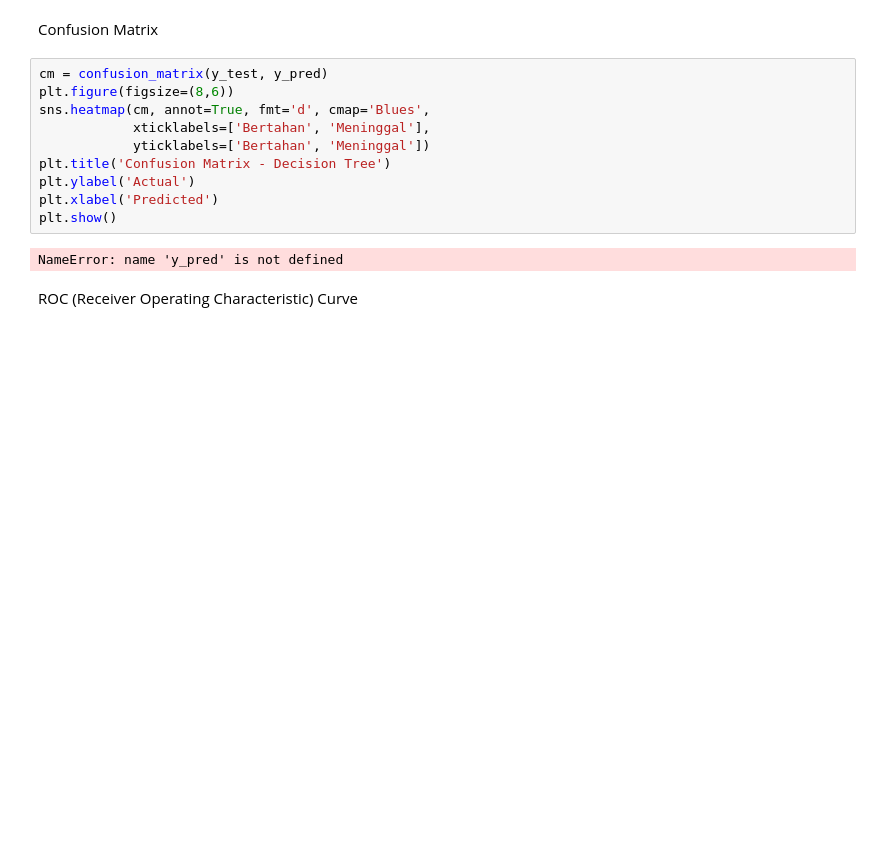
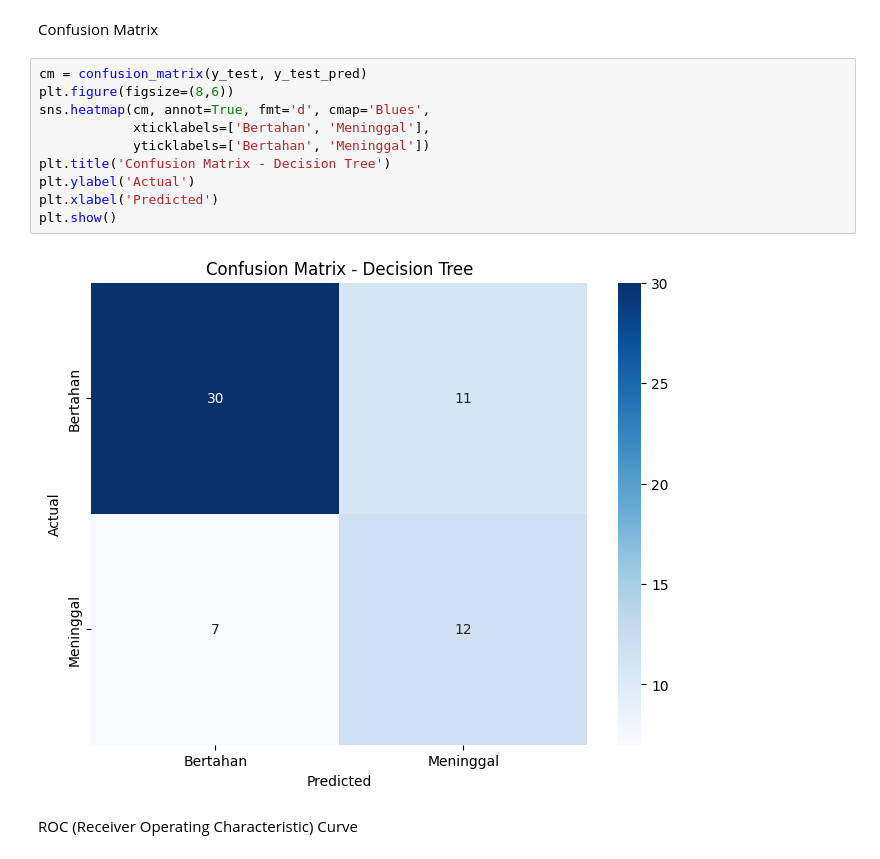
Before and after one commit to ValentinoAbinata/ProyekDataSains, a Jupyter notebook: DecisionTree.ipynb, the cells around one changed output. Saved outputs shown, nothing was run; the diff lists cells and outputs as text; blank space fills up the shorter version.

```diff
--- a/DecisionTree.ipynb
+++ b/DecisionTree.ipynb
@@ -195,17 +195,17 @@ weighted avg       0.72      0.70      0.71        60
 # %% [markdown]
 Confusion Matrix
 # %%
-cm = confusion_matrix(y_test, y_pred)
+cm = confusion_matrix(y_test, y_test_pred)
 plt.figure(figsize=(8,6))
 sns.heatmap(cm, annot=True, fmt='d', cmap='Blues',
             xticklabels=['Bertahan', 'Meninggal'],
             yticklabels=['Bertahan', 'Meninggal'])
 plt.title('Confusion Matrix - Decision Tree')
 plt.ylabel('Actual')
 plt.xlabel('Predicted')
 plt.show()
 # %% [output]
-NameError: name 'y_pred' is not defined
+[figure, added]
 # %% [markdown]
 ROC (Receiver Operating Characteristic) Curve
 # %%
```
Also changed, not shown: 2 other files.
